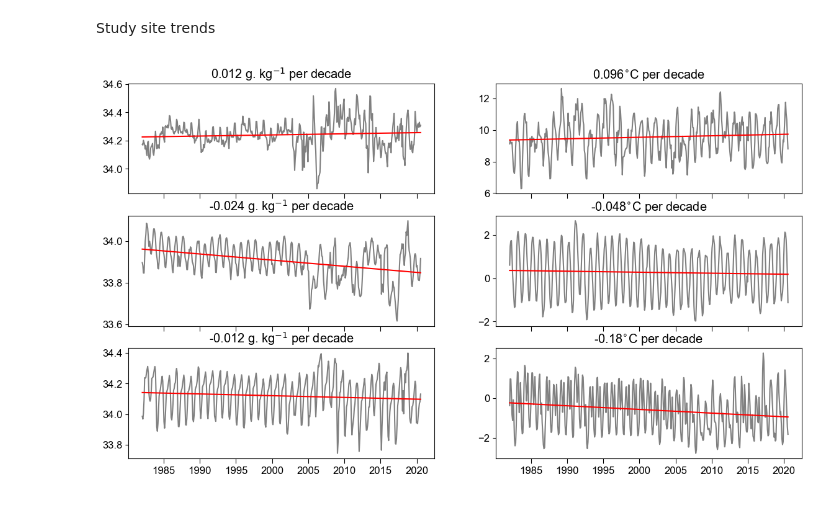
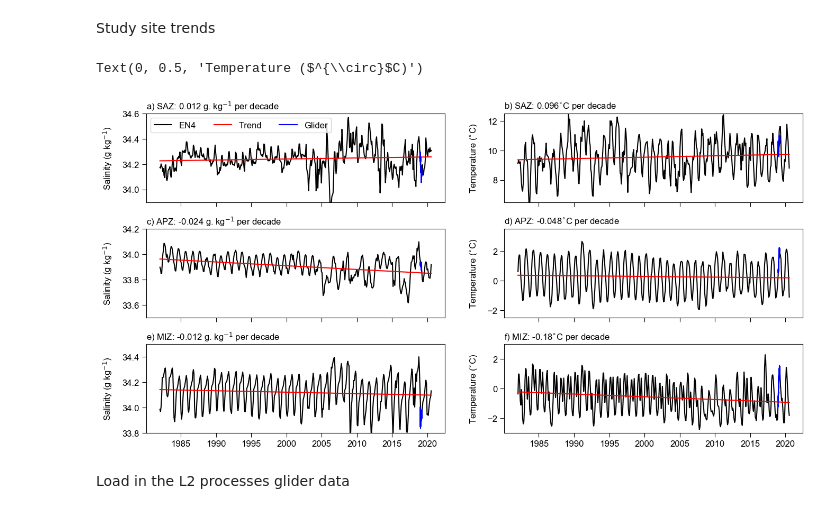
Before and after one commit to marcelduplessis/duplessis-2021-JGR-Oceans, a Jupyter notebook: code/ml_trends_analysis.ipynb, the cells around one changed output. Saved outputs shown, nothing was run; the diff lists cells and outputs as text; code cells hidden in the pictures.

```diff
--- a/code/ml_trends_analysis.ipynb
+++ b/code/ml_trends_analysis.ipynb
@@ -255,51 +221,76 @@ matplotlib.rc('font', **font)
 def plot_trend(ys, xs, ax):
 
     trend = np.polyfit(xs,ys,1)
-    ax.plot(ys.time,ys,c='0.5')
+    ax.plot(ys.time,ys,c='k', label='EN4')
     trendpoly = np.poly1d(trend)
-    ax.plot(ys.time,trendpoly(xs), c='r')
+#     ax.plot(ys.time,trendpoly(xs), c='r', label='Trend')
 #     ax.set_title(str(trend[0])+'x + '+str(trend[1]), fontsize=12)
 
 
     return np.round(trend[0], 4)
 # %%
-fig, ax = subplots(3, 2, sharex=True)
+fig, ax = subplots(3, 2, figsize=[16, 8], sharex=True)
+fig.subplots_adjust(hspace=0.3)
 
 xs = np.arange(len(ys))
+
+title_props = dict(fontsize=12, loc='left')
 
 for i, a in enumerate(ax):
 
     if i==0:
 
         ys = oi_data.   salinity.sel(lat=-43, lon=8)
         yt = oi_data.temperature.sel(lat=-43, lon=8)-273.15
 
         ts = plot_trend(ys, xs, a[0])
         tt = plot_trend(yt, xs, a[1])
 
-        a[0].set_title(str(ts*10*12) + ' g. kg$^{-1}$ per decade')
-        a[1].set_title(str(tt*10*12) + '$^{\circ}$C per decade')
+        a[0].set_title('a) SAZ: ' + str(ts*10*12) + ' g. kg$^{-1}$ per decade', **title_props)
+        a[1].set_title('b) SAZ: ' + str(tt*10*12) + '$^{\circ}$C per decade', **title_props)
+
+        a[0].plot(dat_saz.time, dat_saz.salt[10, :], c='b', label='Glider')
+        a[1].plot(dat_saz.time, dat_saz.temp[10, :], c='b')
+
+        a[0].legend(ncol=3)
 
     if i==1:
 
         ys = oi_data.   salinity.sel(lat=-54, lon=1)
         yt = oi_data.temperature.sel(lat=-54, lon=1)-273.15
 
         ts = plot_trend(ys, xs, a[0])
         tt = plot_trend(yt, xs, a[1])
 
-        a[0].set_title(str(ts*10*12) + ' g. kg$^{-1}$ per decade')
-        a[1].set_title(str(tt*10*12) + '$^{\circ}$C per decade')
+        a[0].set_title('c) APZ: ' + str(ts*10*12) + ' g. kg$^{-1}$ per decade', **title_props)
+        a[1].set_title('d) APZ: ' + str(tt*10*12) + '$^{\circ}$C per decade', **title_props)
+
+        a[0].plot(dat_apz.time, dat_apz.salt[10, :], c='b')
+        a[1].plot(dat_apz.time, dat_apz.temp[10, :], c='b')
 
     if i==2:
 
         ys = oi_data.   salinity.sel(lat=-60, lon=1)
         yt = oi_data.temperature.sel(lat=-60, lon=1)-273.15
 
         ts = plot_trend(ys, xs, a[0])
         tt = plot_trend(yt, xs, a[1])
 
-        a[0].set_title(str(ts*10*12) + ' g. kg$^{-1}$ per decade')
-        a[1].set_title(str(tt*10*12) + '$^{\circ}$C per decade')
+        a[0].set_title('e) MIZ: ' + str(ts*10*12) + ' g. kg$^{-1}$ per decade', **title_props)
+        a[1].set_title('f) MIZ: ' + str(tt*10*12) + '$^{\circ}$C per decade', **title_props)
+
+        a[0].plot(dat_miz.time, dat_miz.salt[10, :], c='b')
+        a[1].plot(dat_miz.time, dat_miz.temp[10, :], c='b')
+
+ax[0, 0].set_ylim(33.9, 34.6); ax[0, 0].set_ylabel('Salinity (g kg$^{-1}$)', labelpad=12)
+ax[1, 0].set_ylim(33.5, 34.2); ax[1, 0].set_ylabel('Salinity (g kg$^{-1}$)', labelpad=12)
+ax[2, 0].set_ylim(33.8, 34.5); ax[2, 0].set_ylabel('Salinity (g kg$^{-1}$)', labelpad=12)
+
+ax[0, 1].set_ylim(6.5, 12.5); ax[0, 1].set_ylabel('Temperature ($^{\circ}$C)', labelpad=12)
+ax[1, 1].set_ylim(-2.5, 3.5); ax[1, 1].set_ylabel('Temperature ($^{\circ}$C)', labelpad=12)
+ax[2, 1].set_ylim(-3, 3); ax[2, 1].set_ylabel('Temperature ($^{\circ}$C)', labelpad=12)
 # %% [output]
+Text(0, 0.5, 'Temperature ($^{\\circ}$C)')
-[figure, old version]
+[figure, new version]
+# %% [markdown]
+Load in the L2 processes glider data
```
Also changed, not shown: parts of 19 cells of this notebook, 3 other files.
